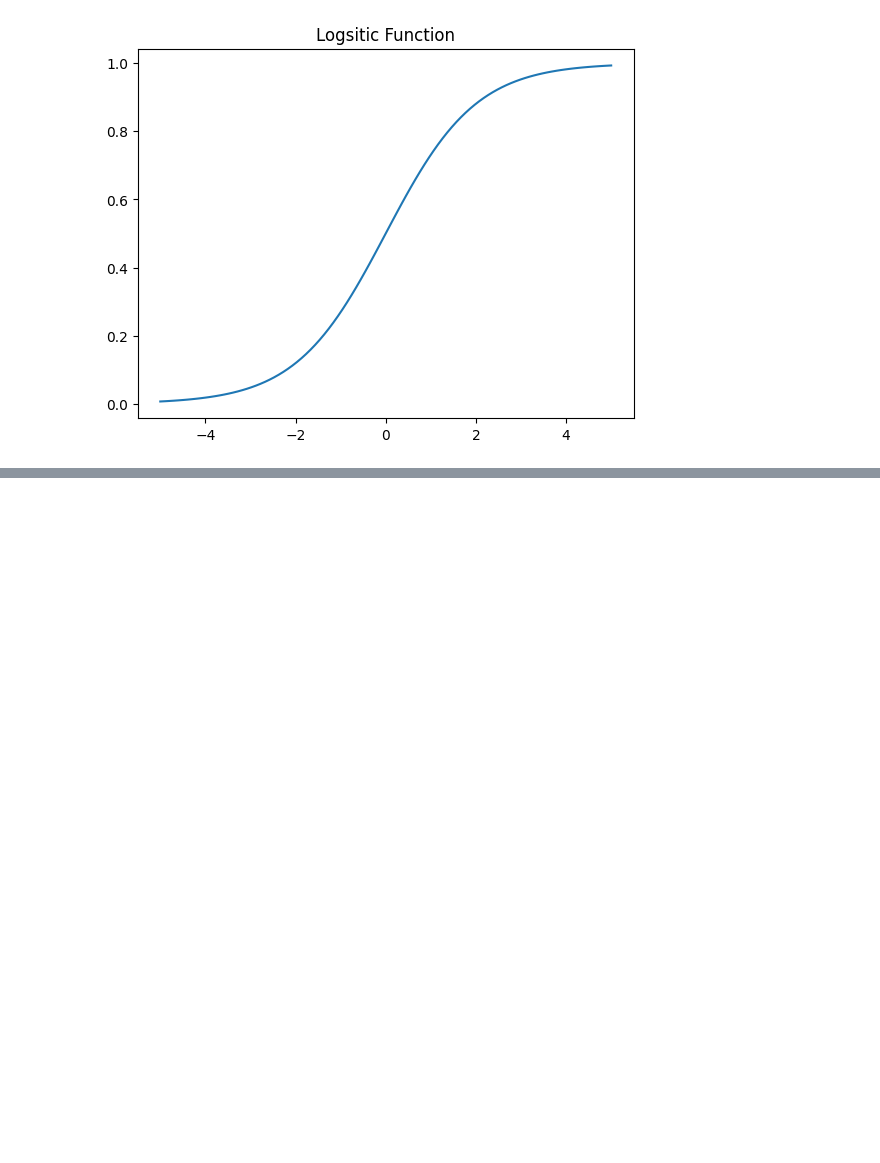
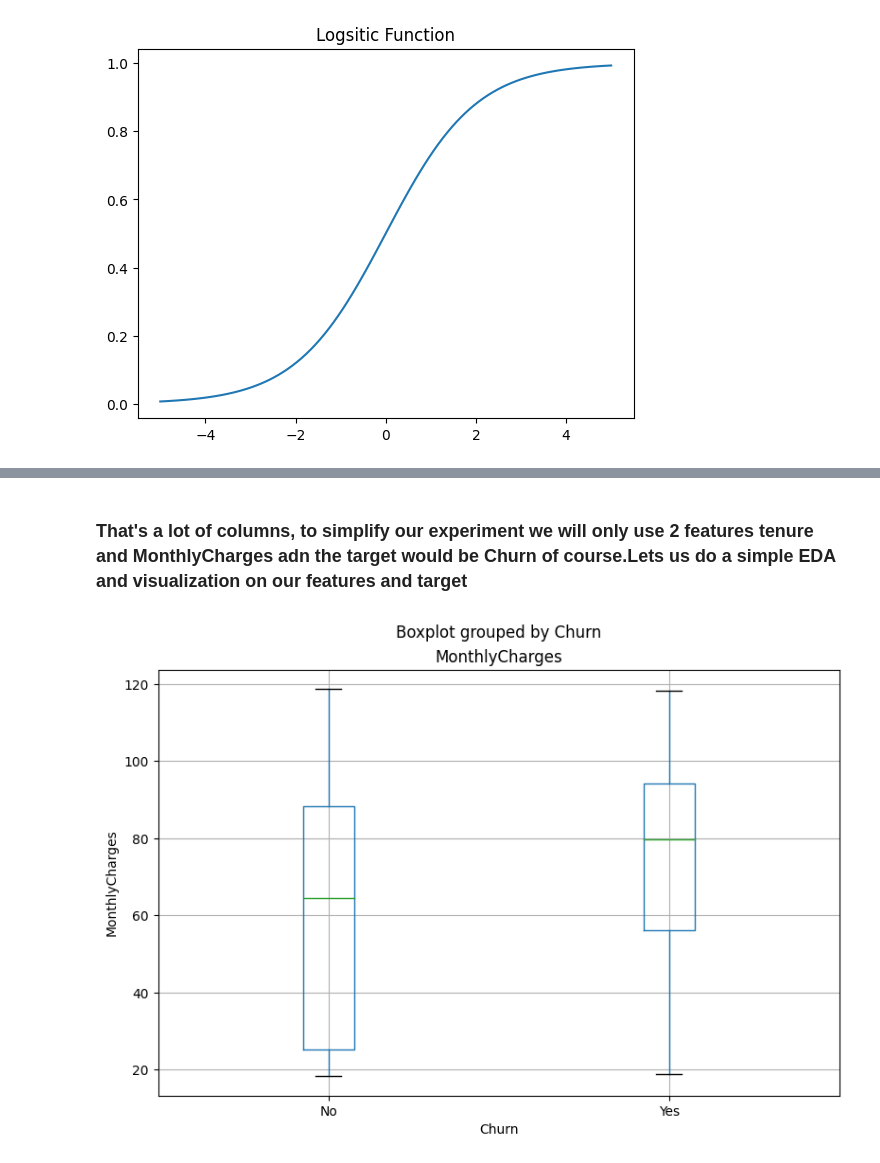
Before and after one commit to ahammed867/Logistic-regression, a Jupyter notebook: logistic_regression.ipynb, the cells around one changed output, grey strips where cells are left out. Saved outputs shown, nothing was run; the diff lists cells and outputs as text; code cells hidden in the pictures; blank space fills up the shorter version.

```diff
--- a/logistic_regression.ipynb
+++ b/logistic_regression.ipynb
@@ -17,0 +40,12 @@ data = pd.read_csv('D:\project\Logistic-regression\Data\Telco-Customer-Churn_Dat
+# %%
+df = data.copy()
+# %% [markdown]
+### That's a lot of columns, to simplify our experiment we will only use 2 features tenure and MonthlyCharges adn the target would be Churn of course.Lets us do a simple EDA and visualization on our features and target
+# %%
+fig = plt.figure(figsize=(9,6))
+ax = fig.gca()
+df.boxplot(column='MonthlyCharges' , by='Churn' , ax =ax)
+ax.set_ylabel("MonthlyCharges")
+plt.show()
+# %% [output]
+[figure, added]
```
Also changed, not shown: parts of 3 cells of this notebook.
